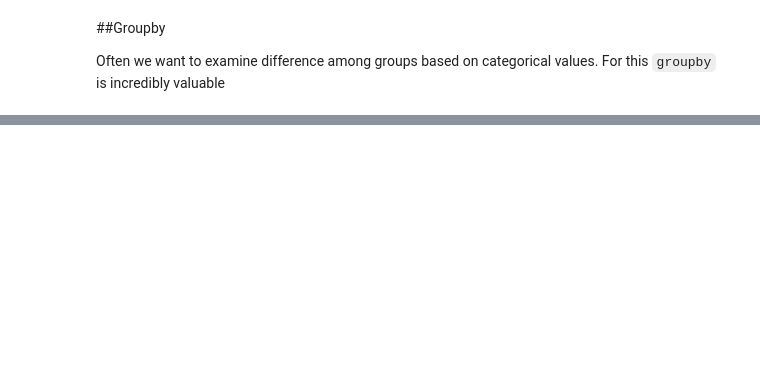
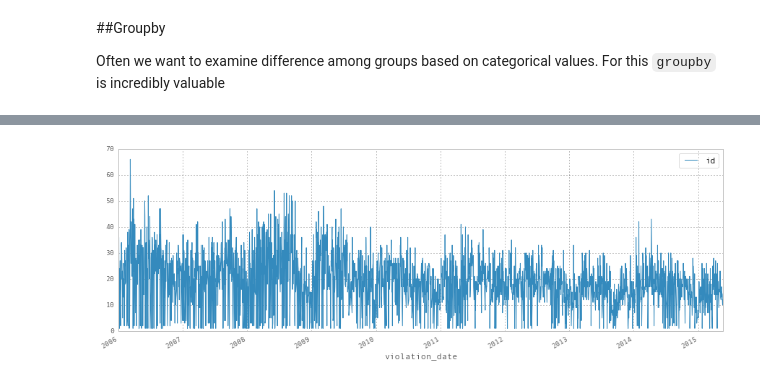
Before and after one commit to dssg/dssg-training-workshop-2015, a Jupyter notebook: notebooks/08a_Introduction_to_working_with_data_in_Python.ipynb, the cells around one changed output, grey strips where cells are left out. Cells and saved outputs as stored; diff of their text form; code cells hidden in the pictures; blank space fills up the shorter version.

```diff
--- a/notebooks/08a_Introduction_to_working_with_data_in_Python.ipynb
+++ b/notebooks/08a_Introduction_to_working_with_data_in_Python.ipynb
@@ -319,0 +421,4 @@ df.groupby("department_bureau").mean()
+# %%
+grouped = df[['violation_date','id']].groupby(['violation_date']).count().plot(figsize=(15,5))
+# %% [output]
+[figure, added]
```
Also changed, not shown: parts of 43 cells of this notebook.
